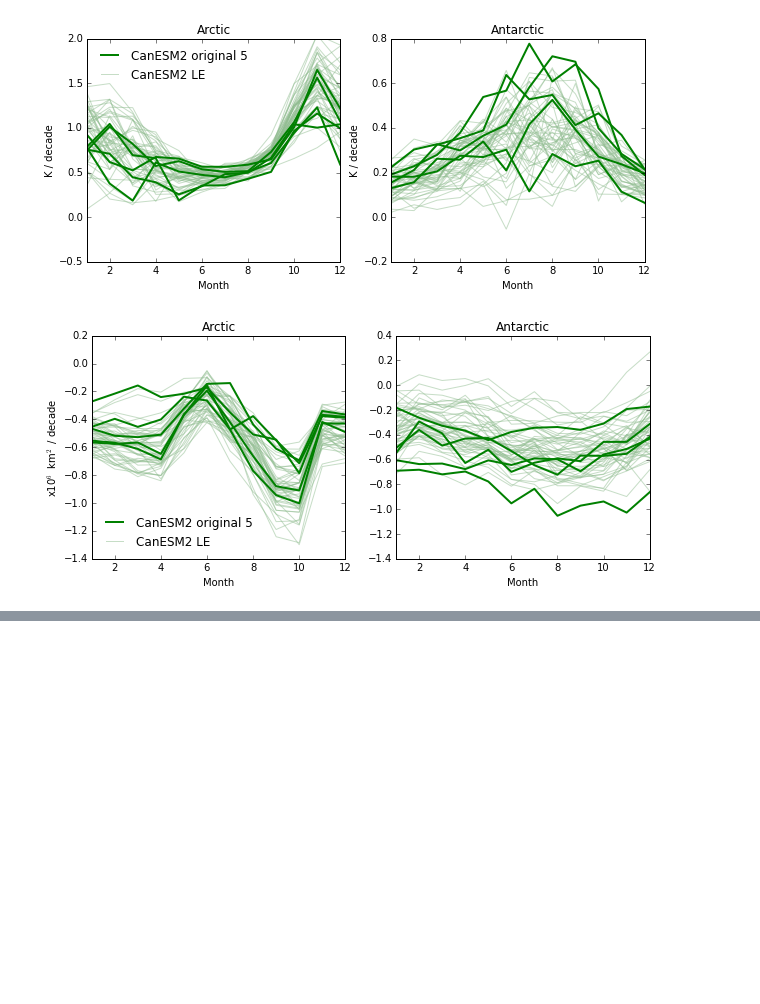
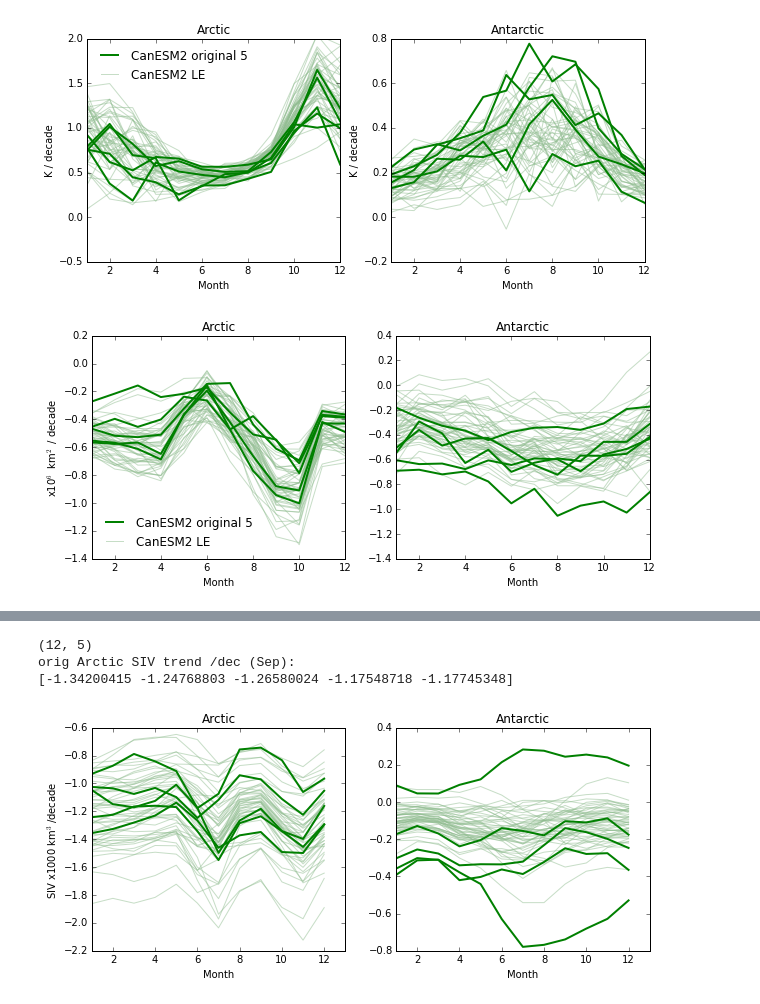
Before and after one commit to kemccusker/pyscripts, a Jupyter notebook: notebooks/le_seaicethickness.ipynb, the cells around one changed output, grey strips where cells are left out. Drawn from its saved outputs; the diff is of its cells as text; code cells hidden in the pictures; blank space fills up the shorter version.

```diff
--- a/notebooks/le_seaicethickness.ipynb
+++ b/notebooks/le_seaicethickness.ipynb
@@ -30,5 +43,5 @@ timesel = '1979-01-01,2012-12-31'; timeper='1979-2012'
 # %%
-def load_field(fdict,casename,timesel,seas=None,ftype='fullts',orig=None,calc=None,conv=1,local=False,verb=False):
+def load_field(fdict,casename,timesel,seas=None,mo=0,ftype='fullts',orig=None,calc=None,conv=1,local=False,verb=False):
 
     """ TAKEN FROM load_field() in canesm_le_composite.py/pi_pdf_uncertainty.py
 
@@ -51,11 +64,11 @@ def load_field(fdict,casename,timesel,seas=None,ftype='fullts',orig=None,calc=No
     except:
         raise
 
-    if seas==None:
+    if seas==None and mo==0:
         lesea=ledat
     else:
 
-        lesea = cutl.seasonalize_monthlyts(ledat,season=seas) # time x numens x space.flat
+        lesea = cutl.seasonalize_monthlyts(ledat,season=seas,mo=mo) # time x numens x space.flat
 
     if calc!=None and calc=='trend':
 
@@ -202,0 +262,14 @@ if printtofile:
+# %%
+
+#   Do TRENDS
+lerawsivt,mmsiv,bbsiv = load_field(fdictsiv, 'historical', timesel,verb=False,
+                         ftype='fullts', orig=None,calc='trend',conv=convsiv,local=local)
+lerawsivaat,mmsivaa, bbsivaa= load_field(fdictsivaa, 'historical', timesel,verb=False,
+                         ftype='fullts', orig=None,calc='trend',conv=convsiv,local=local)
+
+
+# TESTING 1979-2005 trend calc against RTD
+leorigsivt,mmsivor,bbsivor = load_field(fdictsiv, 'historical', timesel2,verb=False,
+                         ftype='fullts', orig='just',calc='trend',conv=convsiv,local=local)
+leorigsivaat,mmsivaaor, bbsivaaor = load_field(fdictsivaa, 'historical', timesel2,verb=False,
+                         ftype='fullts', orig='just',calc='trend',conv=convsiv,local=local)
@@ -202,0 +285,43 @@ if printtofile:
+# %%
+printtofile=False
+
+print mmsivor.shape
+#print 'SIV trend / dec: '
+#print mmsiv*10
+print 'orig Arctic SIV trend /dec (Sep): '
+print mmsivor[5,:]*10
+
+
+fig,axs=plt.subplots(1,2)
+fig.set_size_inches(10,4)
+ax=axs[0]
+ax.plot(mmsiv*10, color=lecol,alpha=0.5)
+ax.plot(mmsivor*10,color='green',linewidth=2)
+ax.set_xticks(moxx[1:12:2])
+ax.set_xticklabels(moxx[2:13:2])
+ax.set_xlabel('Month')
+ax.set_ylabel('SIV x1000 km$^3$/decade')
+#ax.set_ylim((-1.4,0.2))
+#ax.set_xlim((0,11))
+ax.set_title('Arctic')
+#ax.legend((leleg,leleg2), ('April','September'),loc='upper right',
+#              frameon=False)
+
+ax=axs[1]
+ax.plot(mmsivaa*10, color=lecol,alpha=0.5)
+ax.plot(mmsivaaor*10,color='green',linewidth=2)
+ax.set_xticks(moxx[1:12:2])
+ax.set_xticklabels(moxx[2:13:2])
+ax.set_xlabel('Month')
+#ax.set_ylabel('10$^6$ km$^2$ / decade')
+#ax.set_yticks(np.arange(-1.4,0.5,0.2))
+#ax.set_ylim((-1.4,0.4))
+#ax.set_xlim((0,11))
+ax.set_title('Antarctic')
+if printtofile:
+    fig.savefig('ArcticAntarctic_SIVtrends_' + timeper + '.pdf')
+# %% [output]
+(12, 5)
+orig Arctic SIV trend /dec (Sep):
+[-1.34200415 -1.24768803 -1.26580024 -1.17548718 -1.17745348]
+[figure, added]
```
Also changed, not shown: parts of 16 cells of this notebook, 2 other files.
